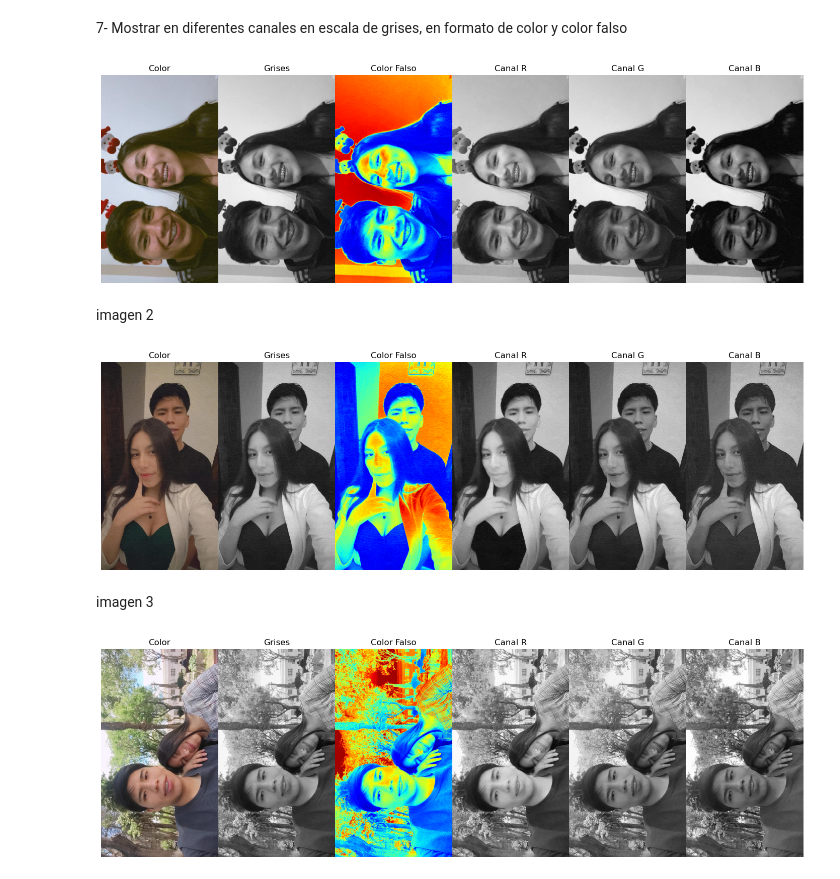
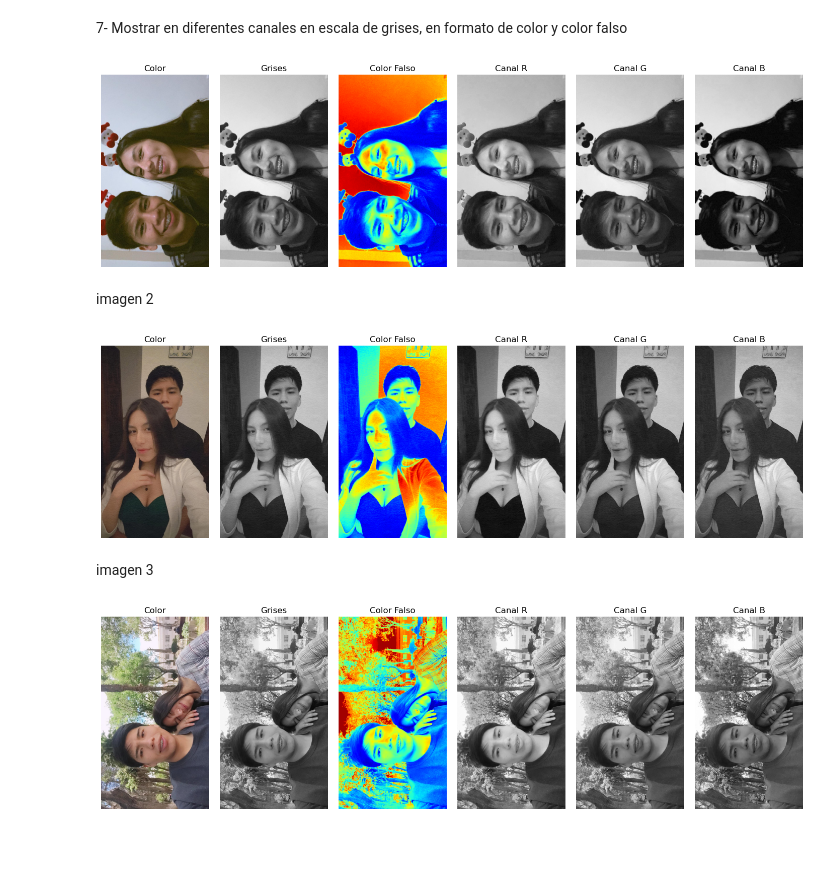
Before and after one commit to 19Suga/PDI, a Jupyter notebook: practica-cv2/fotos.ipynb, the cells around one changed output. Drawn from its saved outputs; the diff is of its cells as text; code cells hidden in the pictures; blank space fills up the shorter version.

```diff
--- a/practica-cv2/fotos.ipynb
+++ b/practica-cv2/fotos.ipynb
@@ -174,35 +174,35 @@ plt.title("Color")
 plt.axis('off')
 
 plt.subplot(1,6,2)
 plt.imshow(imgGray1, cmap='gray')
 plt.title("Grises")
 plt.axis('off')
 
 plt.subplot(1,6,3)
 plt.imshow(imgGray1, cmap='jet')
 plt.title("Color Falso")
 plt.axis('off')
 
 plt.subplot(1,6,4)
 plt.imshow(R, cmap='gray')
 plt.title("Canal R")
 plt.axis('off')
 
 plt.subplot(1,6,5)
 plt.imshow(G, cmap='gray')
 plt.title("Canal G")
 plt.axis('off')
 
 plt.subplot(1,6,6)
 plt.imshow(B, cmap='gray')
 plt.title("Canal B")
 plt.axis('off')
 
-plt.subplots_adjust(wspace=0, hspace=0)
+plt.subplots_adjust(wspace=0.1, hspace=0.1)
 
 plt.show()
 # %% [output]
-[figure, old version]
+[figure, new version]
 # %% [markdown]
 imagen 2
 # %%
@@ -250,11 +250,11 @@ plt.imshow(B, cmap='gray')
 plt.title("Canal B")
 plt.axis('off')
 
-plt.subplots_adjust(wspace=0, hspace=0)
+plt.subplots_adjust(wspace=0.1, hspace=0.1)
 
 plt.show()
 # %% [output]
-[figure, old version]
+[figure, new version]
 # %% [markdown]
 imagen 3
 # %%
@@ -302,8 +302,8 @@ plt.imshow(B, cmap='gray')
 plt.title("Canal B")
 plt.axis('off')
 
-plt.subplots_adjust(wspace=0, hspace=0)
+plt.subplots_adjust(wspace=0.1, hspace=0.1)
 
 plt.show()
 # %% [output]
-[figure, old version]
+[figure, new version]
```
Also changed, not shown: 6 other files.
